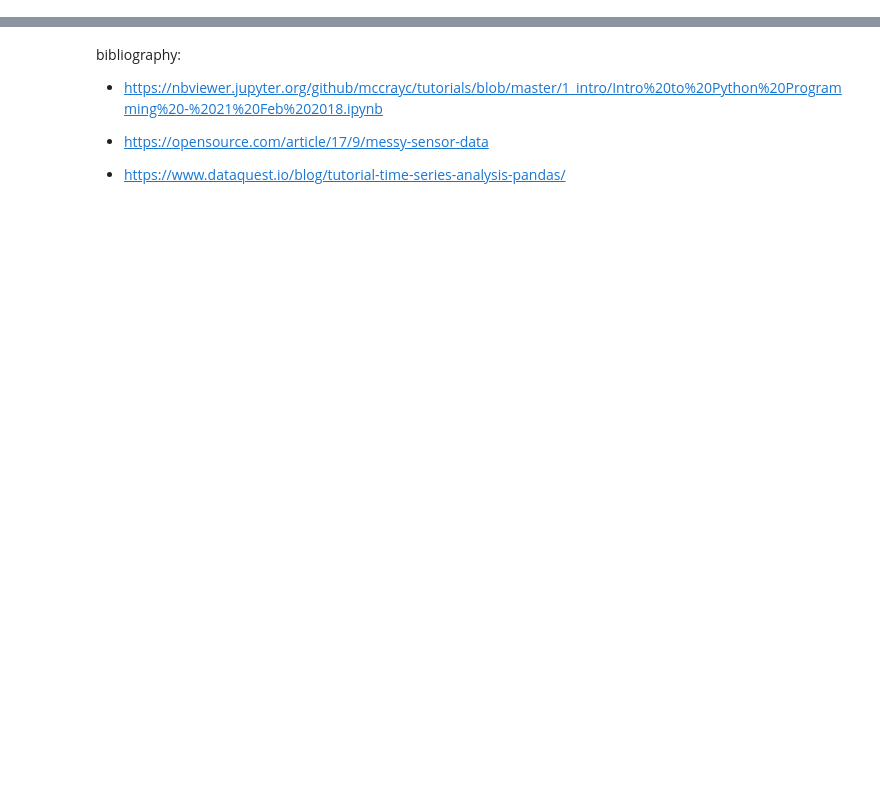
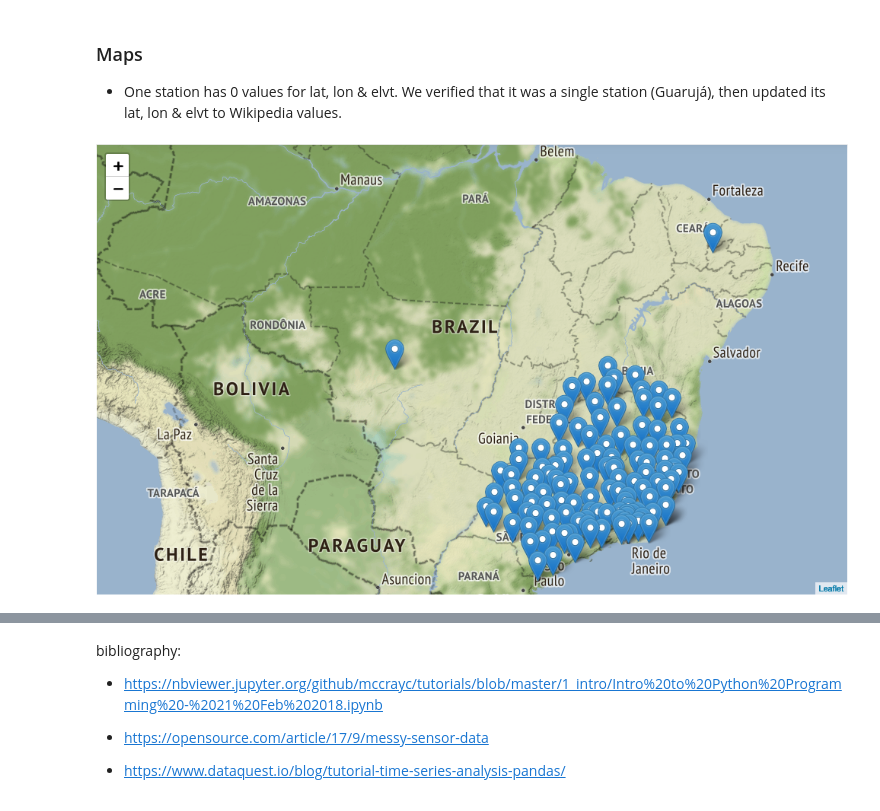
Before and after one commit to sanjayr1/Data_Tools_Brazil_Weather, a Jupyter notebook: slideshow_rough_draft.ipynb, the cells around one changed output, grey strips where cells are left out. Cells and saved outputs as stored; diff of their text form; code cells hidden in the pictures; blank space fills up the shorter version.

```diff
--- a/slideshow_rough_draft.ipynb
+++ b/slideshow_rough_draft.ipynb
@@ -86,0 +105,9 @@ Visualization with seaborn?
+# %% [markdown]
+### Maps
+
+- One station has 0 values for lat, lon & elvt. We verified that it was a single station (Guarujá), then updated its lat, lon & elvt to Wikipedia values.
+# %%
+from IPython.display import Image
+Image(filename='Brazil_map.png')
+# %% [output]
+[figure, added]
```
Also changed, not shown: parts of 26 cells of this notebook, 10 other files.
